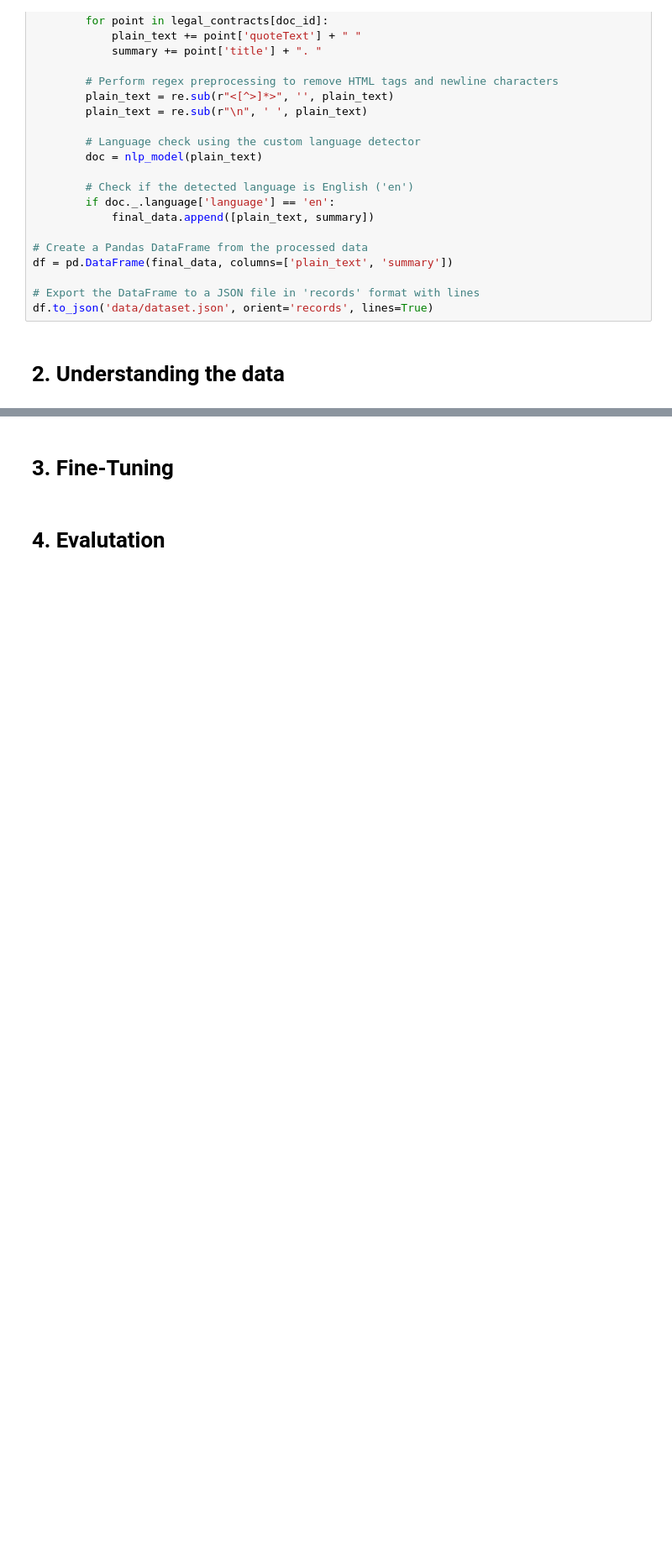
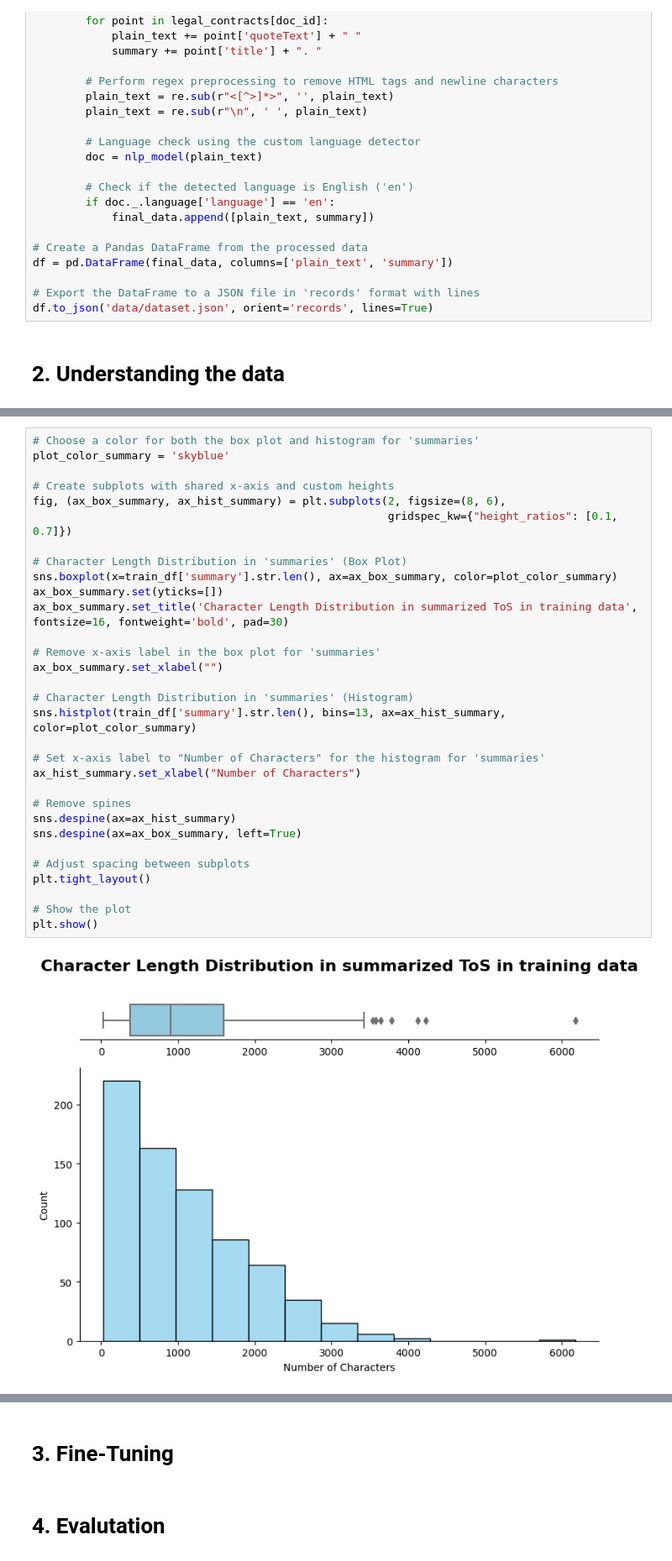
Before and after one commit to EmreYY20/ToS-Simplification, a Jupyter notebook: ToS_Summarization.ipynb, the cells around one changed output, grey strips where cells are left out. Shown at 84% size. Saved outputs shown, nothing was run; the diff lists cells and outputs as text; blank space fills up the shorter version.

```diff
--- a/ToS_Summarization.ipynb
+++ b/ToS_Summarization.ipynb
@@ -160,0 +265,33 @@ df.to_json('data/dataset.json', orient='records', lines=True)
+# %%
+# Choose a color for both the box plot and histogram for 'summaries'
+plot_color_summary = 'skyblue'
+
+# Create subplots with shared x-axis and custom heights
+fig, (ax_box_summary, ax_hist_summary) = plt.subplots(2, figsize=(8, 6),
+                                                      gridspec_kw={"height_ratios": [0.1, 0.7]})
+
+# Character Length Distribution in 'summaries' (Box Plot)
+sns.boxplot(x=train_df['summary'].str.len(), ax=ax_box_summary, color=plot_color_summary)
+ax_box_summary.set(yticks=[])
+ax_box_summary.set_title('Character Length Distribution in summarized ToS in training data', fontsize=16, fontweight='bold', pad=30)
+
+# Remove x-axis label in the box plot for 'summaries'
+ax_box_summary.set_xlabel("")
+
+# Character Length Distribution in 'summaries' (Histogram)
+sns.histplot(train_df['summary'].str.len(), bins=13, ax=ax_hist_summary, color=plot_color_summary)
+
+# Set x-axis label to "Number of Characters" for the histogram for 'summaries'
+ax_hist_summary.set_xlabel("Number of Characters")
+
+# Remove spines
+sns.despine(ax=ax_hist_summary)
+sns.despine(ax=ax_box_summary, left=True)
+
+# Adjust spacing between subplots
+plt.tight_layout()
+
+# Show the plot
+plt.show()
+# %% [output]
+[figure, added]
```
Also changed, not shown: parts of 17 cells of this notebook.
